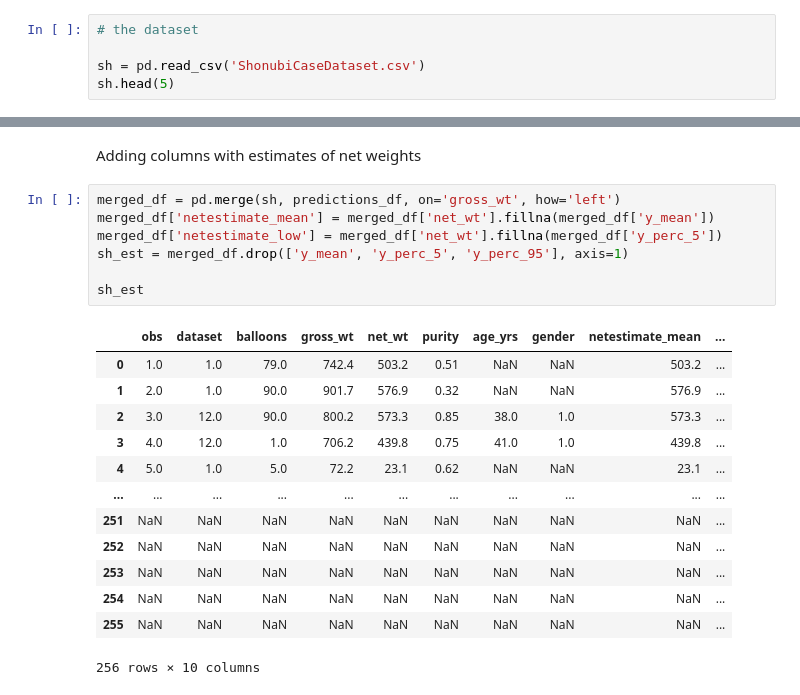
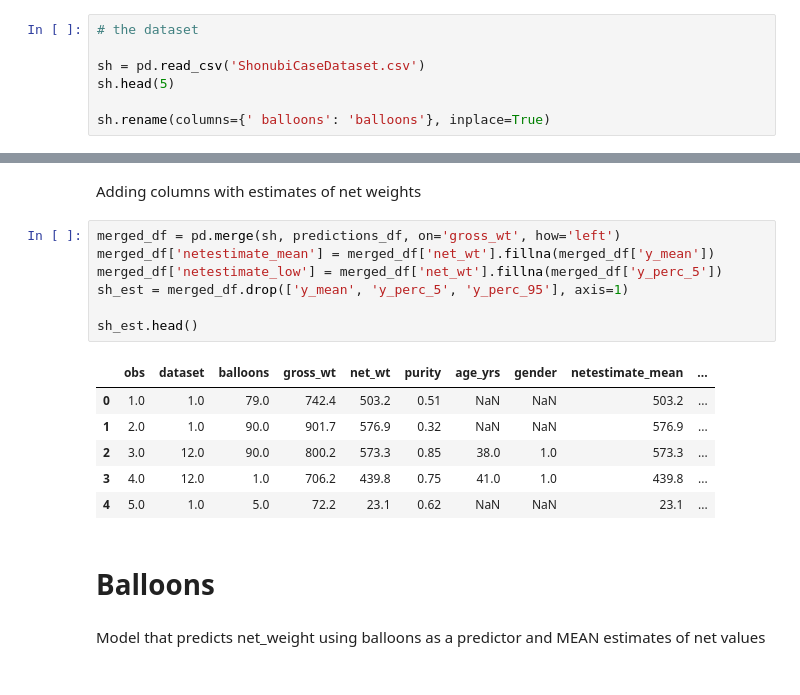
Before and after one commit to rfl-urbaniak/MRbook, a Jupyter notebook: imprecision_weight/shonubi/shonubi_code.ipynb, the cells around one changed output, grey strips where cells are left out. Drawn from its saved outputs; the diff is of its cells as text.

Commit message:
adding a model

```diff
--- a/imprecision_weight/shonubi/shonubi_code.ipynb
+++ b/imprecision_weight/shonubi/shonubi_code.ipynb
@@ -147,3 +147,5 @@ def precis(samples):
 
 sh = pd.read_csv('ShonubiCaseDataset.csv')
 sh.head(5)
+
+sh.rename(columns={' balloons': 'balloons'}, inplace=True)
@@ -324,21 +308,18 @@ Adding columns with estimates of net weights
 # %%
 merged_df = pd.merge(sh, predictions_df, on='gross_wt', how='left')
 merged_df['netestimate_mean'] = merged_df['net_wt'].fillna(merged_df['y_mean'])
 merged_df['netestimate_low'] = merged_df['net_wt'].fillna(merged_df['y_perc_5'])
 sh_est = merged_df.drop(['y_mean', 'y_perc_5', 'y_perc_95'], axis=1)
 
-sh_est
+sh_est.head()
 # %% [output]
 |  | obs | dataset | balloons | gross_wt | net_wt | purity | age_yrs | gender | netestimate_mean | ... |
 | 0 | 1.0 | 1.0 | 79.0 | 742.4 | 503.2 | 0.51 | NaN | NaN | 503.2 | ... |
 | 1 | 2.0 | 1.0 | 90.0 | 901.7 | 576.9 | 0.32 | NaN | NaN | 576.9 | ... |
 | 2 | 3.0 | 12.0 | 90.0 | 800.2 | 573.3 | 0.85 | 38.0 | 1.0 | 573.3 | ... |
 | 3 | 4.0 | 12.0 | 1.0 | 706.2 | 439.8 | 0.75 | 41.0 | 1.0 | 439.8 | ... |
 | 4 | 5.0 | 1.0 | 5.0 | 72.2 | 23.1 | 0.62 | NaN | NaN | 23.1 | ... |
-| ... | ... | ... | ... | ... | ... | ... | ... | ... | ... | ... |
-| 251 | NaN | NaN | NaN | NaN | NaN | NaN | NaN | NaN | NaN | ... |
-| 252 | NaN | NaN | NaN | NaN | NaN | NaN | NaN | NaN | NaN | ... |
-| 253 | NaN | NaN | NaN | NaN | NaN | NaN | NaN | NaN | NaN | ... |
-| 254 | NaN | NaN | NaN | NaN | NaN | NaN | NaN | NaN | NaN | ... |
-| 255 | NaN | NaN | NaN | NaN | NaN | NaN | NaN | NaN | NaN | ... |
-256 rows × 10 columns
+# %% [markdown]
+# Balloons
+# %% [markdown]
+Model that predicts net_weight using balloons as a predictor and MEAN estimates of net values
```
Also changed, not shown: parts of 14 cells of this notebook.
